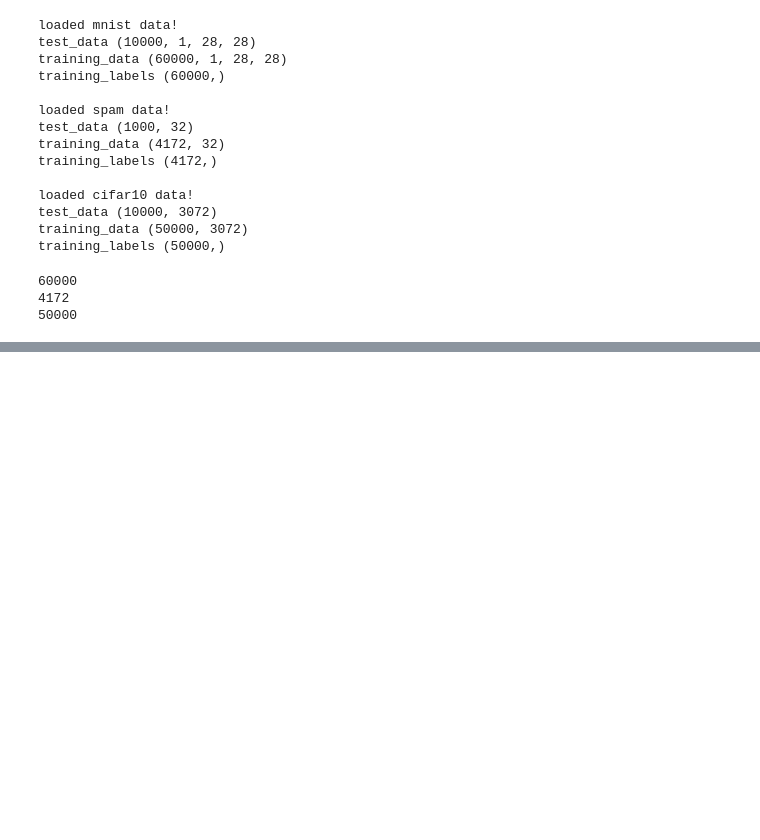
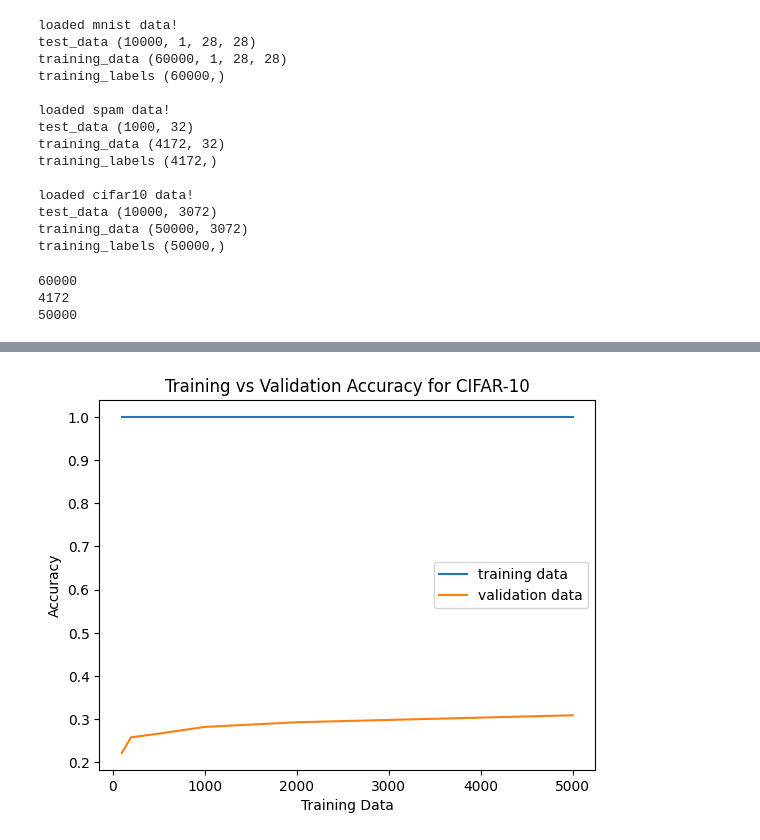
Before and after one commit to AmandaYao00/cs189_hw3, a Jupyter notebook: hw1/scripts/Solutions.ipynb, the cells around one changed output, grey strips where cells are left out. Cells and saved outputs as stored; diff of their text form; code cells hidden in the pictures; blank space fills up the shorter version.

```diff
--- a/hw1/scripts/Solutions.ipynb
+++ b/hw1/scripts/Solutions.ipynb
@@ -99,0 +148,47 @@ create_plot(num_train, training_accuracy, validation_accuracy)
+# %%
+# Q3: Support Vector Coding -- CIFAR-10
+
+# Trains and returns a Returns SVC Model
+def train_svm(data_name, training_indices, num_train):
+    clf = svm.SVC(kernel = 'linear')
+    data = np.load(f"../data/{data_name}-data.npz")
+    clf.fit(data["training_data"][cifar10_training[:num_train]], data["training_labels"][cifar10_training][:num_train])
+    return clf
+
+# Returns array of predictions using SVC Model on New Data
+def predict(data_name, clf, reshape_num, lables):
+    data = np.load(f"../data/{data_name}-data.npz")
+    return clf.predict(data["training_data"][lables])
+
+# Calculates accuracy of predictions based on known labels.
+def class_accuracy(data_name, prediction, labels):
+    data = np.load(f"../data/{data_name}-data.npz")
+    return accuracy_score(data["training_labels"][labels], prediction)
+
+# Create plot.
+def create_plot(num_train, training_accuracy, validation_accuracy):
+    x = num_train
+    y1 = training_accuracy
+    y2 = validation_accuracy
+    plt.title('Training vs Validation Accuracy for CIFAR-10')
+    plt.ylabel('Accuracy')
+    plt.xlabel('Training Data')
+    plt.plot(x, y1, label = "training data")
+    plt.plot(x, y2, label = "validation data")
+    plt.legend()
+    plt.show()
+
+# Train CIFAR-10 using raw pixels as features
+num_train = [100, 200, 500, 1000, 2000, 5000]
+training_accuracy = []
+validation_accuracy = []
+for num in num_train:
+    clf = train_svm("cifar10", cifar10_training, num)
+    training_prediction = predict("cifar10", clf, num, cifar10_training[:num])
+    training_accuracy.append(class_accuracy("cifar10", training_prediction, cifar10_training[:num]))
+    validation_prediction = predict("cifar10", clf, 5000, cifar10_validation)
+    validation_accuracy.append(class_accuracy("cifar10", validation_prediction, cifar10_validation))
+
+create_plot(num_train, training_accuracy, validation_accuracy)
+# %% [output]
+[figure, added]
```
Also changed, not shown: parts of 3 cells of this notebook.
